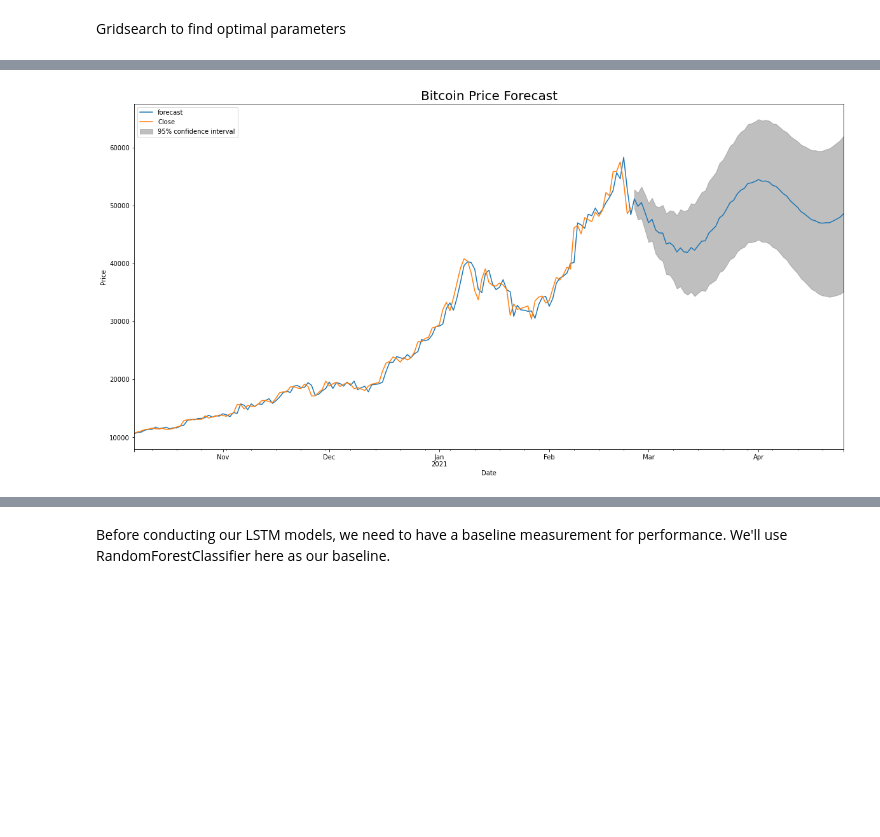
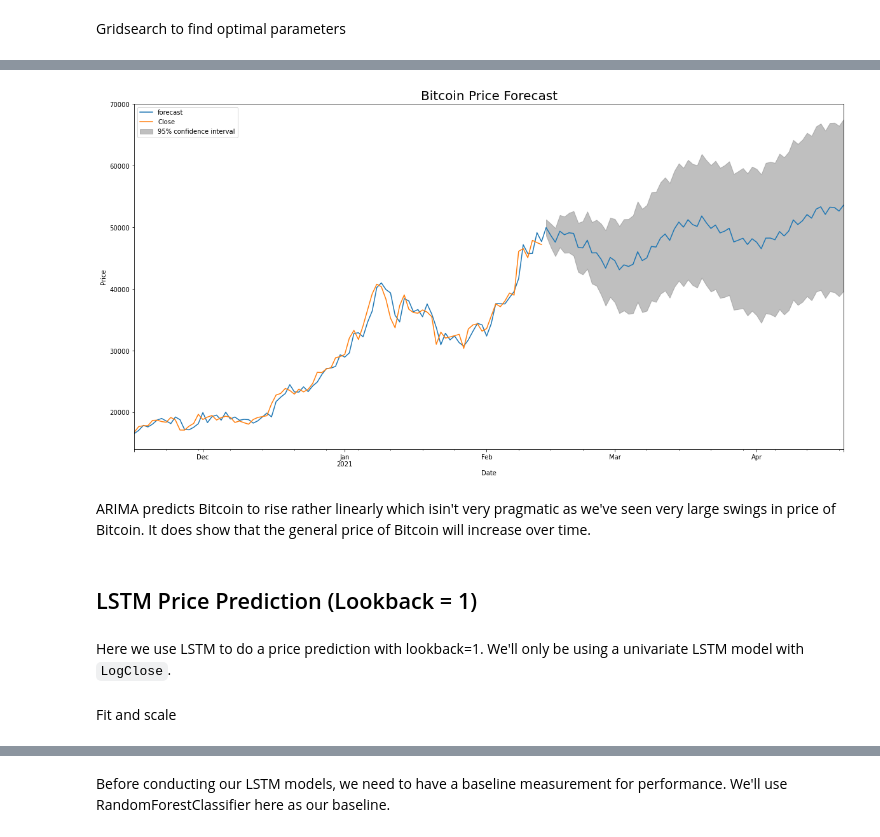
Before and after one commit to albinwan/general-assembly-projects, a Jupyter notebook: Bitcoin Prediction/codes/02. Model.ipynb, the cells around one changed output, grey strips where cells are left out. Cells and saved outputs as stored; diff of their text form; code cells hidden in the pictures; blank space fills up the shorter version.

```diff
--- a/Bitcoin Prediction/codes/02. Model.ipynb
+++ b/Bitcoin Prediction/codes/02. Model.ipynb
@@ -30,3 +37,3 @@ import warnings
 # %%
-btc = pd.read_csv('../data/model2.csv')
+btc = pd.read_csv('../data/btc.csv')
 btc.set_index('Date', inplace=True)
@@ -145,0 +201,9 @@ AIC: 6856.221678811241
+# %%
+model_arima = ARIMA(endog = y_train,
+              order = (10,1,10))
+
+arima = model_arima.fit()
+
+preds = model_arima.predict(params=arima.params,
+                      start = y_test.index[0],
+                      end = y_test.index[-1])
@@ -221,15 +231,22 @@ Roots
 # %%
 fig = plt.figure(figsize=(20, 10))
 ax = fig.add_subplot(111)
 arima.plot_predict(
-    start=280,
-    end=480,
+    start=320,
+    end=475,
     dynamic=False,
     ax=ax,
 )
 plt.legend(loc=2)
 plt.title('Bitcoin Price Forecast', size=20)
 plt.ylabel('Price')
-plt.xlabel('Date');
+plt.xlabel('Date')
+plt.savefig('../images/arima6.png', transparent=True)
 # %% [output]
-[figure, old version]
+[figure, new version]
+# %% [markdown]
+ARIMA predicts Bitcoin to rise rather linearly which isin't very pragmatic as we've seen very large swings in price of Bitcoin. It does show that the general price of Bitcoin will increase over time.
+# %% [markdown]
+## LSTM Price Prediction (Lookback = 1)
+# %% [markdown]
+Here we use LSTM to do a price prediction with lookback=1. We'll only be using a univariate LSTM model with `LogClose`.
@@ -235,0 +259,2 @@ plt.xlabel('Date');
+# %% [markdown]
+Fit and scale
```
Also changed, not shown: parts of 229 cells of this notebook, 30 other files.
